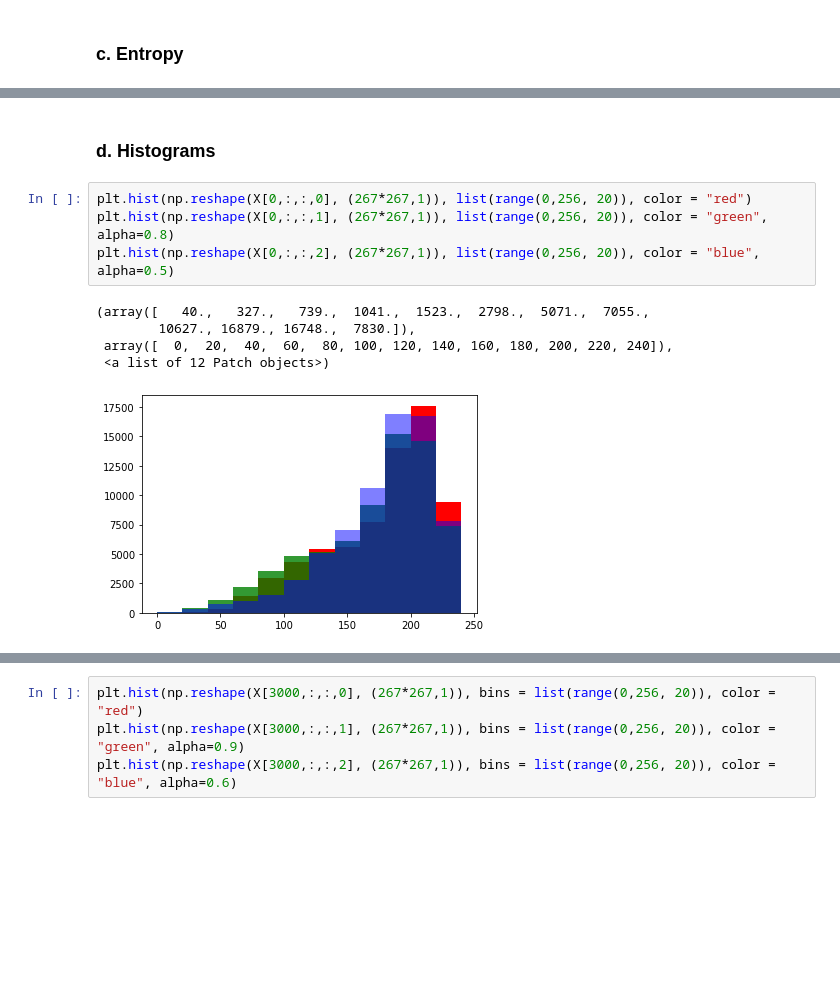
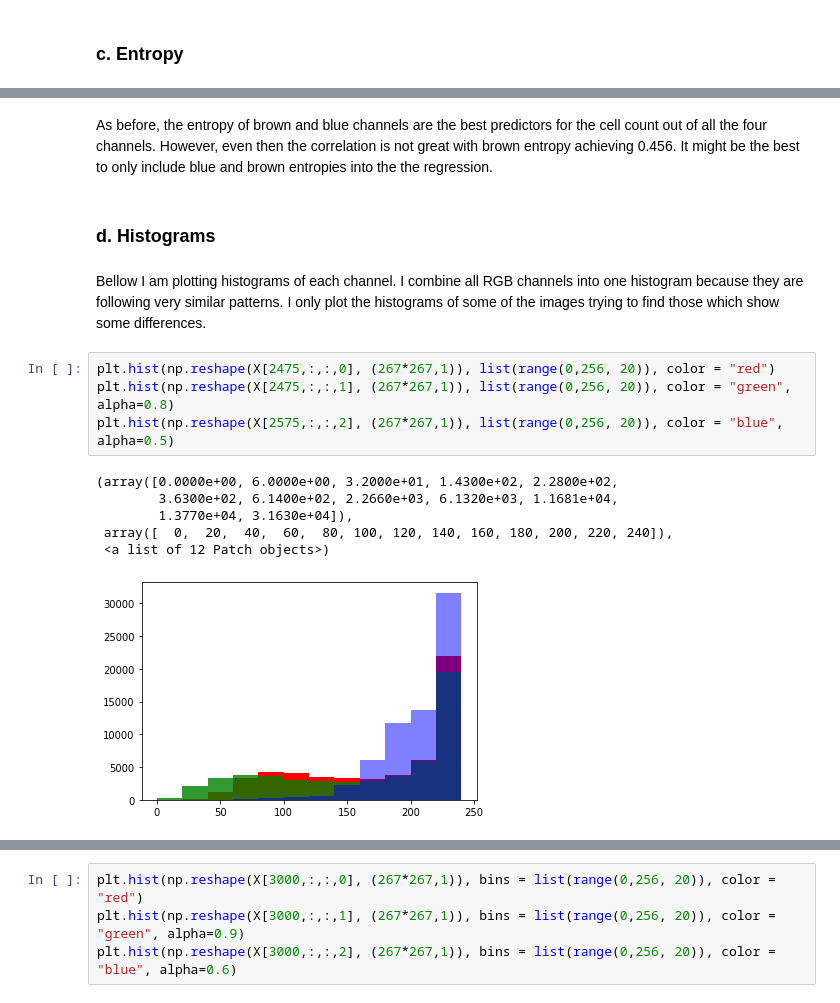
Before and after one commit to GStravinsky/Cell-count, a Jupyter notebook: Ass_2.ipynb, the cells around one changed output, grey strips where cells are left out. Drawn from its saved outputs; the diff is of its cells as text; blank space fills up the shorter version.

```diff
--- a/Ass_2.ipynb
+++ b/Ass_2.ipynb
@@ -356,13 +412,18 @@ plt.show()
+# %% [markdown]
+As before, the entropy of brown and blue channels are the best predictors for the cell count out of all the four channels. However, even then  the correlation is not great with brown entropy achieving 0.456. It might be the best to only include blue and brown entropies into the the regression.
 # %% [markdown]
 ### d. Histograms
+# %% [markdown]
+Bellow I am plotting histograms of each channel. I combine all RGB channels into one histogram because they are following very similar patterns. I only plot the histograms of some of the images trying to find those which show some differences.
 # %%
-plt.hist(np.reshape(X[0,:,:,0], (267*267,1)), list(range(0,256, 20)), color = "red")
-plt.hist(np.reshape(X[0,:,:,1], (267*267,1)), list(range(0,256, 20)), color = "green", alpha=0.8)
-plt.hist(np.reshape(X[0,:,:,2], (267*267,1)), list(range(0,256, 20)), color = "blue", alpha=0.5)
+plt.hist(np.reshape(X[2475,:,:,0], (267*267,1)), list(range(0,256, 20)), color = "red")
+plt.hist(np.reshape(X[2475,:,:,1], (267*267,1)), list(range(0,256, 20)), color = "green", alpha=0.8)
+plt.hist(np.reshape(X[2575,:,:,2], (267*267,1)), list(range(0,256, 20)), color = "blue", alpha=0.5)
 # %% [output]
-(array([   40.,   327.,   739.,  1041.,  1523.,  2798.,  5071.,  7055.,
-        10627., 16879., 16748.,  7830.]),
+(array([0.0000e+00, 6.0000e+00, 3.2000e+01, 1.4300e+02, 2.2800e+02,
+        3.6300e+02, 6.1400e+02, 2.2660e+03, 6.1320e+03, 1.1681e+04,
+        1.3770e+04, 3.1630e+04]),
  array([  0,  20,  40,  60,  80, 100, 120, 140, 160, 180, 200, 220, 240]),
  <a list of 12 Patch objects>)
-[figure, old version]
+[figure, new version]
 # %%
```
Also changed, not shown: parts of 235 cells of this notebook.
